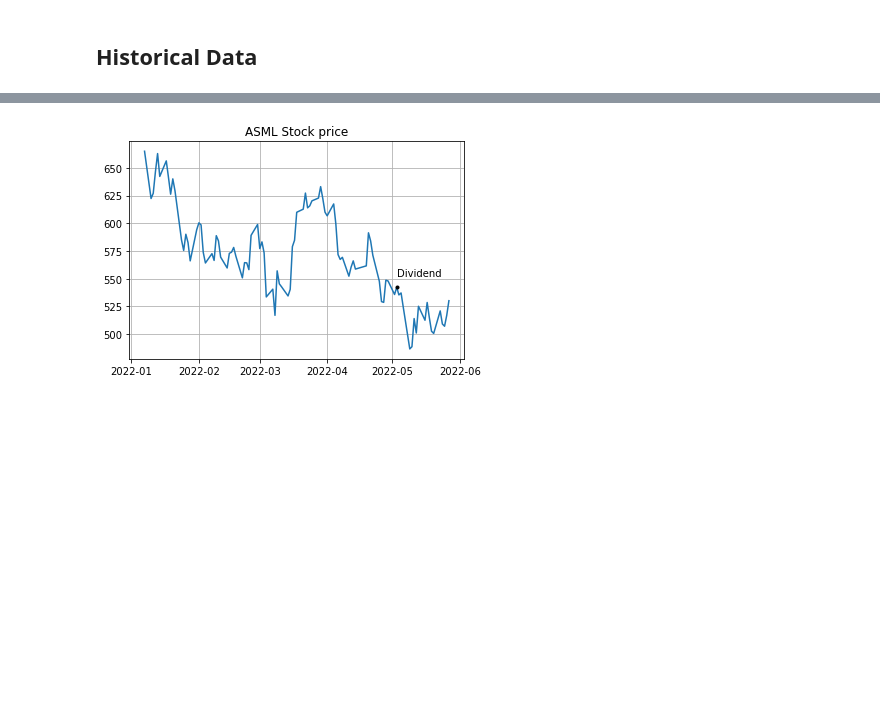
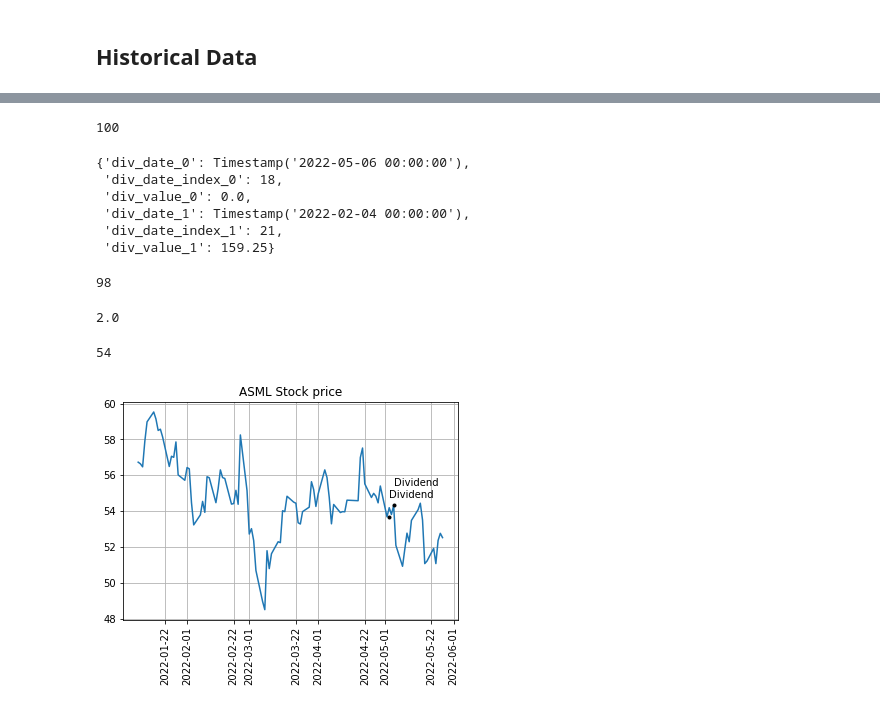
Before and after one commit to stijnverpoest/stock-scraping, a Jupyter notebook: stock_scraping.ipynb, the cells around one changed output, grey strips where cells are left out. Cells and saved outputs as stored; diff of their text form; code cells hidden in the pictures; blank space fills up the shorter version.

Commit message:
making a plotting function (wip)

```diff
--- a/stock_scraping.ipynb
+++ b/stock_scraping.ipynb
@@ -58,4 +58,4 @@ stat_googl.head()
 # %%
 from functions import hist_stock_price
 # %%
-ASML_sp = hist_stock_price('ASML.AS')
+ASML_sp = hist_stock_price('AAPL')
@@ -62,15 +88,47 @@ ASML_sp = hist_stock_price('ASML.AS')
+# %%
+len(ASML_sp)
+# %% [output]
+100
 # %%
-div_date = ASML_sp.loc[ASML_sp.Open == 0, 'Date'] #get the date of dividend
-div_date_index = div_date.index #get the index of the dividend line
-div_value = ASML_sp.iloc[div_date_index-2, 5] #get the value at closing of the dividend day
+d = {}
+for i in range(len(ASML_sp[ASML_sp.Open == 0])):
+    d["div_date_{0}".format(i)] = ASML_sp.loc[ASML_sp.Open == 0, 'Date'].iloc[i] #get the date of dividend
+    d["div_date_index_{0}".format(i)] = div_date.index[i] #get the index of the dividend line
+    d["div_value_{0}".format(i)] = ASML_sp.iloc[div_date_index-2, 5].iloc[i] #get the value at closing of the dividend day
+# %%
+d
+# %% [output]
+{'div_date_0': Timestamp('2022-05-06 00:00:00'),
+ 'div_date_index_0': 18,
+ 'div_value_0': 0.0,
+ 'div_date_1': Timestamp('2022-02-04 00:00:00'),
+ 'div_date_index_1': 21,
+ 'div_value_1': 159.25}
 # %%
 ASML_sp = ASML_sp.drop(ASML_sp[ASML_sp.Open == 0].index) #remove dividend line(s)
+# %%
+len(ASML_sp)
+# %% [output]
+98
+# %%
+len(d)/3
+# %% [output]
+2.0
+# %%
+int(d['div_value_0'])
+# %% [output]
+54
 # %%
 plt.plot('Date', 'Close*', data=ASML_sp)
 plt.grid()
 plt.title("ASML Stock price")
-plt.annotate("Dividend", (div_date, div_value+10))
-plt.plot(div_date, div_value, '.', color='black')
+#plt.annotate("Dividend", (div_date, div_value+10))
+#plt.annotate("Dividend", (div_date, div_value+10))
+#plt.plot(div_date, div_value, '.', color='black')
+for i in range(int(len(d)/3)):
+    plt.annotate("Dividend", (d['div_date_{0}'.format(i)], d['div_value_{0}'.format(i)] + d['div_value_{0}'.format(i)]/50))
+    plt.plot(d['div_date_{0}'.format(i)], d['div_value_{0}'.format(i)], '.', color='black')
+plt.xticks(rotation='90')
 plt.show()
 # %% [output]
-[figure, old version]
+[figure, new version]
```
Also changed, not shown: parts of 8 cells of this notebook.
